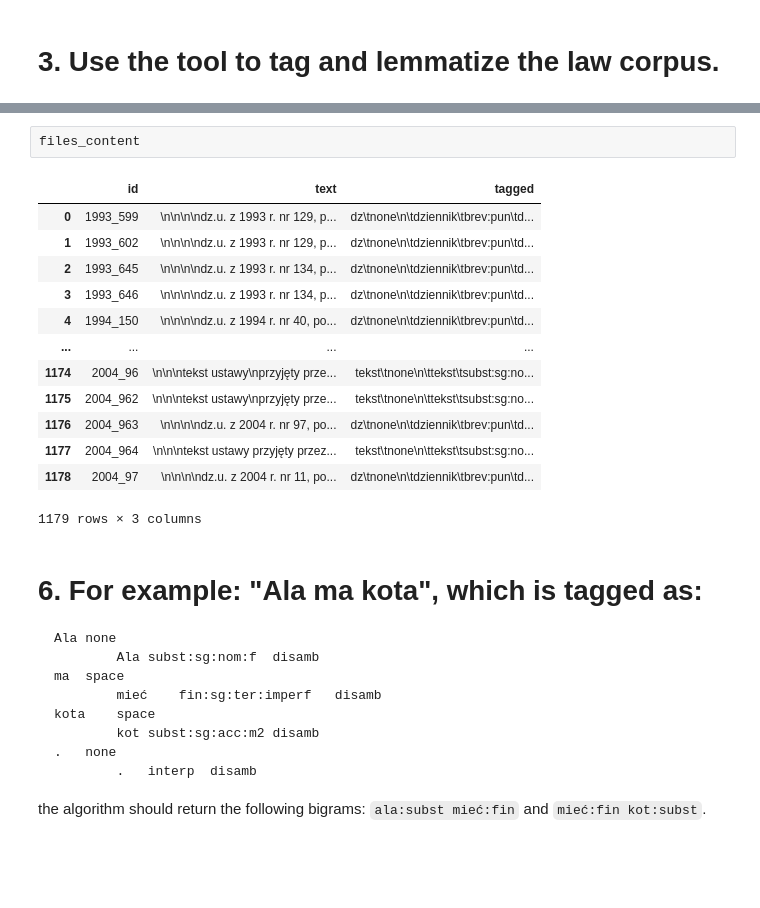
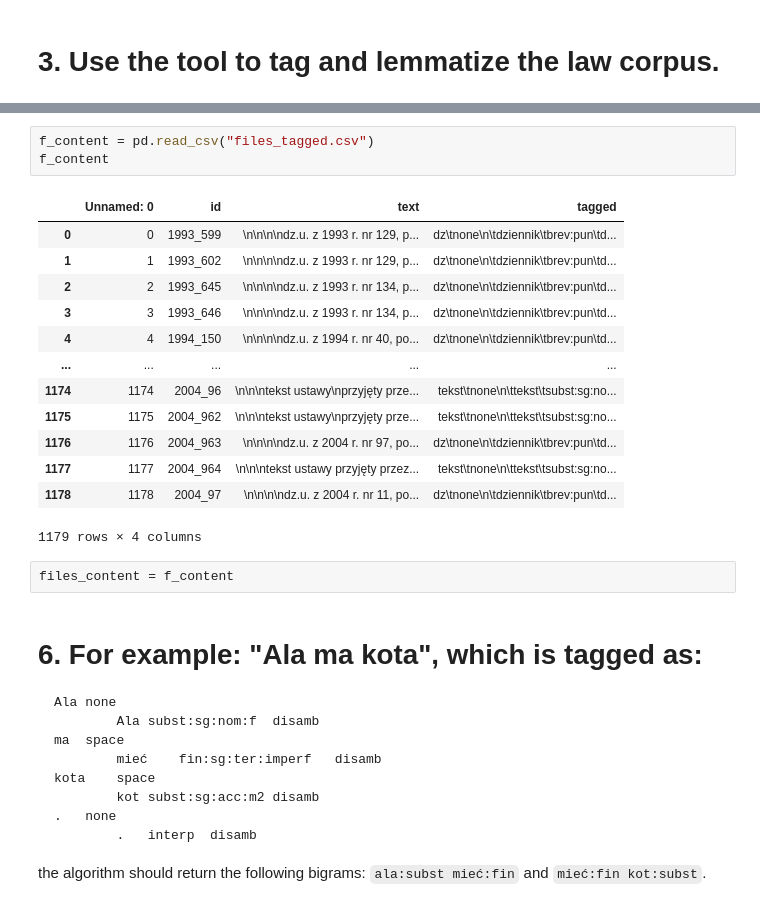
Before and after one commit to Oskar-Kosciolek/nlp, a Jupyter notebook: Lab5/Lab_5_tagging.ipynb, the cells around one changed output, grey strips where cells are left out. Cells and saved outputs as stored; diff of their text form; blank space fills up the shorter version.

````diff
--- a/Lab5/Lab_5_tagging.ipynb
+++ b/Lab5/Lab_5_tagging.ipynb
@@ -50,19 +66,22 @@ files_content.to_csv("files_tagged.csv")
+# %%
+f_content = pd.read_csv("files_tagged.csv")
+f_content
+# %% [output]
+|  | Unnamed: 0 | id | text | tagged |
+| 0 | 0 | 1993_599 | \n\n\n\ndz.u. z 1993 r. nr 129, p... | dz\tnone\n\tdziennik\tbrev:pun\td... |
+| 1 | 1 | 1993_602 | \n\n\n\ndz.u. z 1993 r. nr 129, p... | dz\tnone\n\tdziennik\tbrev:pun\td... |
+| 2 | 2 | 1993_645 | \n\n\n\ndz.u. z 1993 r. nr 134, p... | dz\tnone\n\tdziennik\tbrev:pun\td... |
+| 3 | 3 | 1993_646 | \n\n\n\ndz.u. z 1993 r. nr 134, p... | dz\tnone\n\tdziennik\tbrev:pun\td... |
+| 4 | 4 | 1994_150 | \n\n\n\ndz.u. z 1994 r. nr 40, po... | dz\tnone\n\tdziennik\tbrev:pun\td... |
+| ... | ... | ... | ... | ... |
+| 1174 | 1174 | 2004_96 | \n\n\ntekst ustawy\nprzyjęty prze... | tekst\tnone\n\ttekst\tsubst:sg:no... |
+| 1175 | 1175 | 2004_962 | \n\n\ntekst ustawy\nprzyjęty prze... | tekst\tnone\n\ttekst\tsubst:sg:no... |
+| 1176 | 1176 | 2004_963 | \n\n\n\ndz.u. z 2004 r. nr 97, po... | dz\tnone\n\tdziennik\tbrev:pun\td... |
+| 1177 | 1177 | 2004_964 | \n\n\ntekst ustawy przyjęty przez... | tekst\tnone\n\ttekst\tsubst:sg:no... |
+| 1178 | 1178 | 2004_97 | \n\n\n\ndz.u. z 2004 r. nr 11, po... | dz\tnone\n\tdziennik\tbrev:pun\td... |
+1179 rows × 4 columns
 # %%
-files_content
+files_content = f_content
-# %% [output]
-|  | id | text | tagged |
-| 0 | 1993_599 | \n\n\n\ndz.u. z 1993 r. nr 129, p... | dz\tnone\n\tdziennik\tbrev:pun\td... |
-| 1 | 1993_602 | \n\n\n\ndz.u. z 1993 r. nr 129, p... | dz\tnone\n\tdziennik\tbrev:pun\td... |
-| 2 | 1993_645 | \n\n\n\ndz.u. z 1993 r. nr 134, p... | dz\tnone\n\tdziennik\tbrev:pun\td... |
-| 3 | 1993_646 | \n\n\n\ndz.u. z 1993 r. nr 134, p... | dz\tnone\n\tdziennik\tbrev:pun\td... |
-| 4 | 1994_150 | \n\n\n\ndz.u. z 1994 r. nr 40, po... | dz\tnone\n\tdziennik\tbrev:pun\td... |
-| ... | ... | ... | ... |
-| 1174 | 2004_96 | \n\n\ntekst ustawy\nprzyjęty prze... | tekst\tnone\n\ttekst\tsubst:sg:no... |
-| 1175 | 2004_962 | \n\n\ntekst ustawy\nprzyjęty prze... | tekst\tnone\n\ttekst\tsubst:sg:no... |
-| 1176 | 2004_963 | \n\n\n\ndz.u. z 2004 r. nr 97, po... | dz\tnone\n\tdziennik\tbrev:pun\td... |
-| 1177 | 2004_964 | \n\n\ntekst ustawy przyjęty przez... | tekst\tnone\n\ttekst\tsubst:sg:no... |
-| 1178 | 2004_97 | \n\n\n\ndz.u. z 2004 r. nr 11, po... | dz\tnone\n\tdziennik\tbrev:pun\td... |
-1179 rows × 3 columns
 # %% [markdown]
 # 6. For example: "Ala ma kota", which is tagged as:
 ```
````
Also changed, not shown: parts of 4 cells of this notebook.
